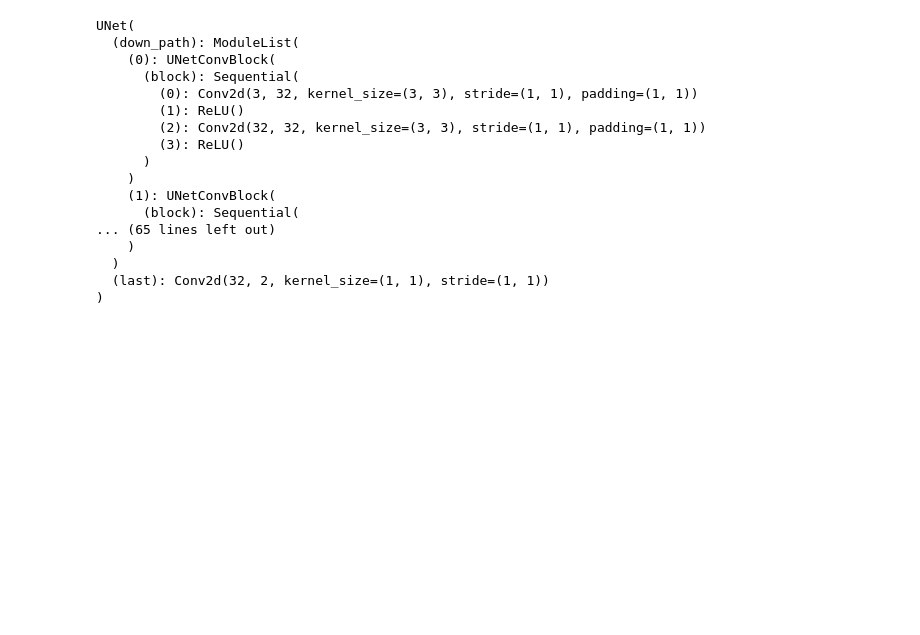
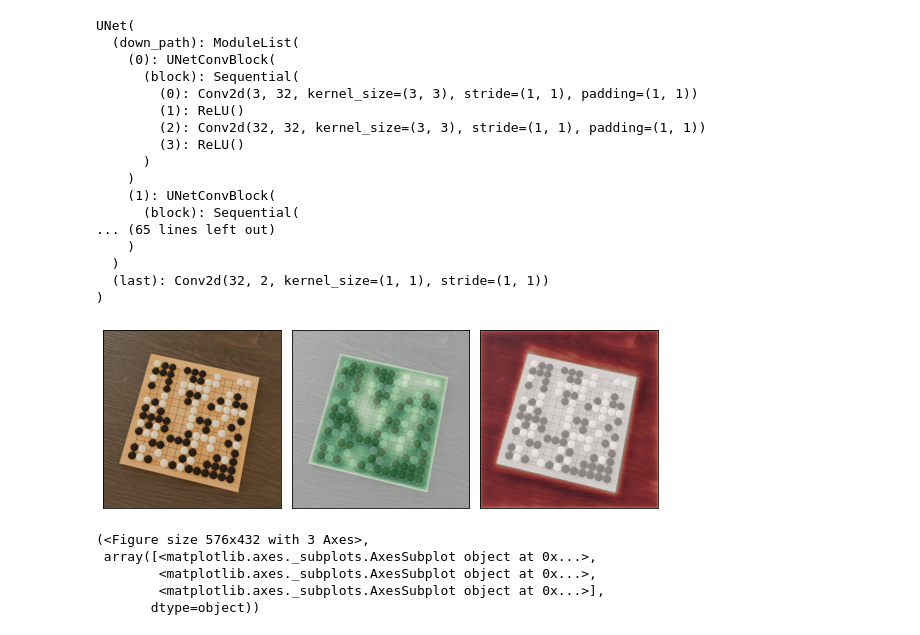
Before and after one commit to LuanAdemi/VisualGo, a Jupyter notebook: MaskTransformer.ipynb, the cells around one changed output. Cells and saved outputs as stored; diff of their text form; code cells hidden in the pictures; blank space fills up the shorter version.

```diff
--- a/MaskTransformer.ipynb
+++ b/MaskTransformer.ipynb
@@ -37,2 +53,24 @@ UNet(
+# %%
+def agg_segmentation_wrapper(inp):
+    model_out = model(inp)
+    # Creates binary matrix with 1 for original argmax class for each pixel
+    # and 0 otherwise. Note that this may change when the input is ablated
+    # so we use the original argmax predicted above, out_max.
+    selected_inds = torch.zeros_like(model_out[0:1]).scatter_(1, out_max, 1)
+    return (model_out * selected_inds).sum(dim=(2,3))
+# %%
+lgc = LayerGradCam(agg_segmentation_wrapper, model.last)
+gc_attr = lgc.attribute(t, target=1)
+
+upsampled_gc_attr = LayerAttribution.interpolate(gc_attr,test.reshape(1,3,800,800).shape[2:])
+# %%
+viz.visualize_image_attr_multiple(upsampled_gc_attr[0].cpu().permute(1,2,0).detach().numpy(),original_image=test,signs=["all", "positive", "negative"],methods=["original_image", "blended_heat_map","blended_heat_map"])
+# %% [output]
+[figure, added]
+(<Figure size 576x432 with 3 Axes>,
+ array([<matplotlib.axes._subplots.AxesSubplot object at 0x...>,
+        <matplotlib.axes._subplots.AxesSubplot object at 0x...>,
+        <matplotlib.axes._subplots.AxesSubplot object at 0x...>],
+       dtype=object))
 # %%
 mt = MaskTransformer(model, 128)
```
Also changed, not shown: parts of 6 cells of this notebook, 10 other files.
